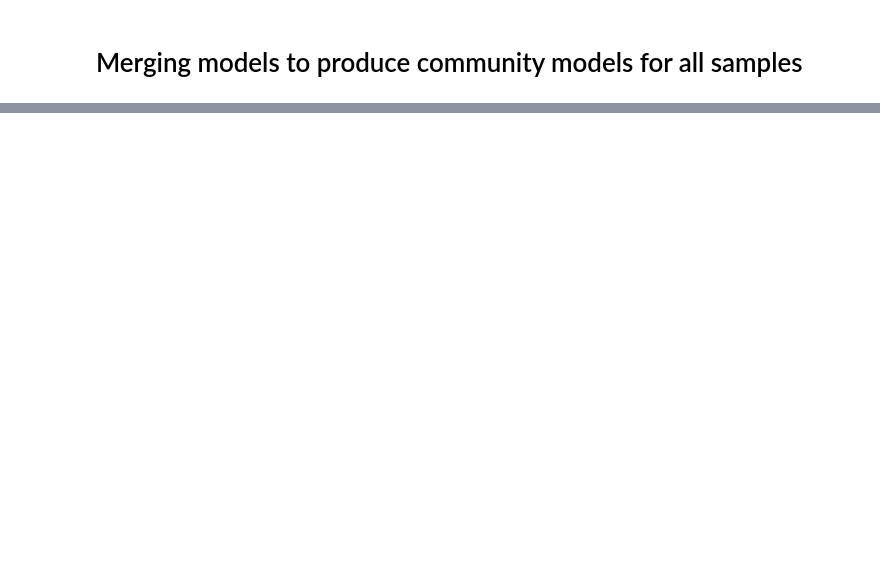
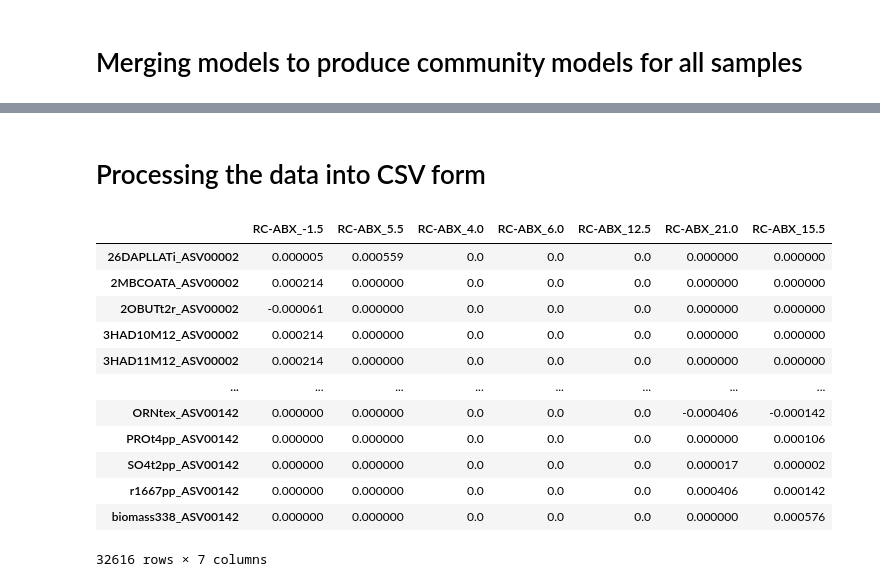
Before and after one commit to ModelSEED/MicrobiomeNotebooks, a Jupyter notebook: AGORACommunityModeling.ipynb, the cells around one changed output, grey strips where cells are left out. Drawn from its saved outputs; the diff is of its cells as text; code cells hidden in the pictures; blank space fills up the shorter version.

```diff
--- a/AGORACommunityModeling.ipynb
+++ b/AGORACommunityModeling.ipynb
@@ -470,0 +231,26 @@ constructed_model = build_from_species_models()
+# %%
+#Removing constraints if they're there
+kinetic_coef = 400
+if "constraints" not in globals():
+    with open("constraints.json", "r") as jsonIn:   constraints = load(jsonIn)
+if "species_reactions" not in globals():
+    with open("species_reactions.json", "r") as jsonIn:   species_reactions = load(jsonIn)
+
+for sample, abundances in asv_abundances.items():
+    if sample not in newmodels:  continue
+    if "kinetic" in constraints[sample]:
+        newmodels[sample].remove_cons_vars(list(constraints[sample]["elements"].values()))
+    constraints[sample]["kinetic"] = {}
+    print(abundances)
+    for asv, abundance in abundances.items():
+        if asv not in species_reactions[sample]:   continue
+        biorxn = newmodels[sample].reactions.get_by_id("bio1")
+        coef = {biorxn.forward_variable:-kinetic_coef*abundance, biorxn.reverse_variable:kinetic_coef*abundance}
+        for rxn_id in species_reactions[sample][asv]:
+            rxn = newmodels[sample].reactions.get_by_id(rxn_id)
+            coef[rxn.forward_variable] = coef[rxn.reverse_variable] = 1
+        constraints[sample]["kinetic"][asv] = newmodels[sample].problem.Constraint(Zero, lb=None, ub=0, name=asv+"_kinetic")
+        if len(coef) > 0:   constraints[sample]["kinetic"][asv].set_linear_coefficients(coef)
+        newmodels[sample].add_cons_vars(constraints[sample]["kinetic"][asv])
+        newmodels[sample].solver.update()
+        print(newmodels[sample].optimize().fluxes.bio1)
@@ -470,0 +265,4 @@ constructed_model = build_from_species_models()
+# %%
+for sample, abduances in asv_abundances.items():
+    print(sample, len([asv for asv, abundance in abundances.items() if abundance >= .1]), [asv for asv, abundance in abundances.items() if abundance >= .1])
+    print(sample, abundances)
@@ -470,0 +340,25 @@ constructed_model = build_from_species_models()
+# %% [markdown]
+# Processing the data into CSV form
+# %%
+from json import load
+with open("solutions.json") as jsonIn:   solutions = load(jsonIn)
+
+from pandas import DataFrame
+df = DataFrame(solutions).fillna(float(0))
+df = df.loc[~(df==0).all(axis=1)]
+display(df)
+df.to_csv("solutions.csv")
+# %% [output]
+|  | RC-ABX_-1.5 | RC-ABX_5.5 | RC-ABX_4.0 | RC-ABX_6.0 | RC-ABX_12.5 | RC-ABX_21.0 | RC-ABX_15.5 |
+| 26DAPLLATi_ASV00002 | 0.000005 | 0.000559 | 0.0 | 0.0 | 0.0 | 0.000000 | 0.000000 |
+| 2MBCOATA_ASV00002 | 0.000214 | 0.000000 | 0.0 | 0.0 | 0.0 | 0.000000 | 0.000000 |
+| 2OBUTt2r_ASV00002 | -0.000061 | 0.000000 | 0.0 | 0.0 | 0.0 | 0.000000 | 0.000000 |
+| 3HAD10M12_ASV00002 | 0.000214 | 0.000000 | 0.0 | 0.0 | 0.0 | 0.000000 | 0.000000 |
+| 3HAD11M12_ASV00002 | 0.000214 | 0.000000 | 0.0 | 0.0 | 0.0 | 0.000000 | 0.000000 |
+| ... | ... | ... | ... | ... | ... | ... | ... |
+| ORNtex_ASV00142 | 0.000000 | 0.000000 | 0.0 | 0.0 | 0.0 | -0.000406 | -0.000142 |
+| PROt4pp_ASV00142 | 0.000000 | 0.000000 | 0.0 | 0.0 | 0.0 | 0.000000 | 0.000106 |
+| SO4t2pp_ASV00142 | 0.000000 | 0.000000 | 0.0 | 0.0 | 0.0 | 0.000017 | 0.000002 |
+| r1667pp_ASV00142 | 0.000000 | 0.000000 | 0.0 | 0.0 | 0.0 | 0.000406 | 0.000142 |
+| biomass338_ASV00142 | 0.000000 | 0.000000 | 0.0 | 0.0 | 0.0 | 0.000000 | 0.000576 |
+32616 rows × 7 columns
```
Also changed, not shown: parts of 30 cells of this notebook, 10 other files.
